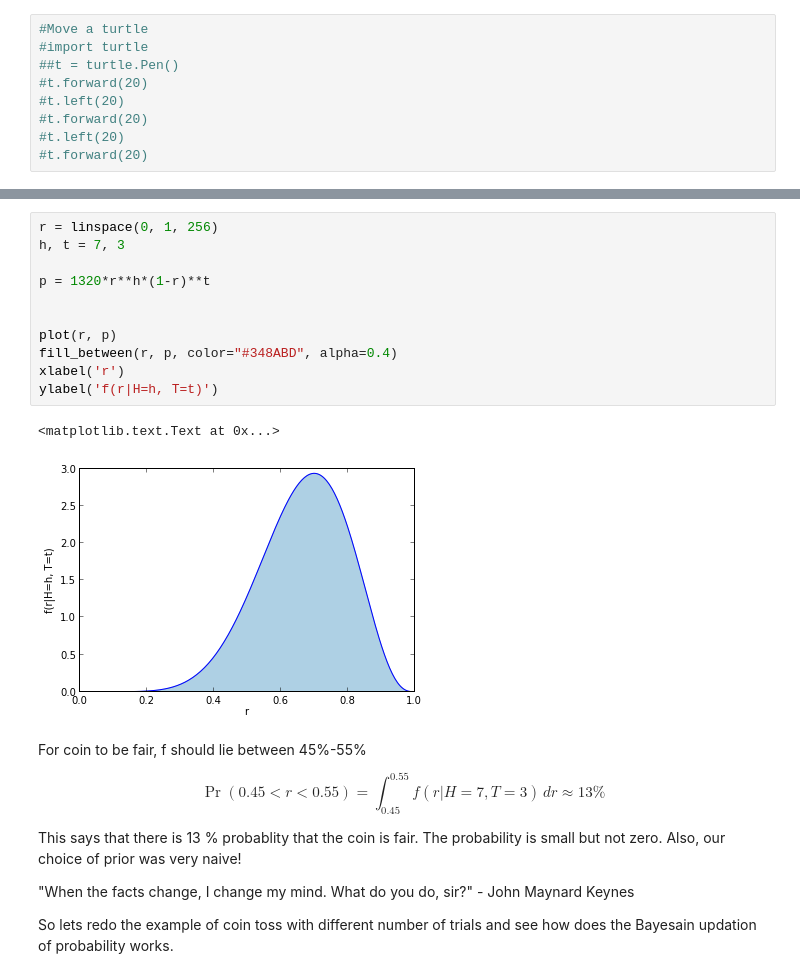
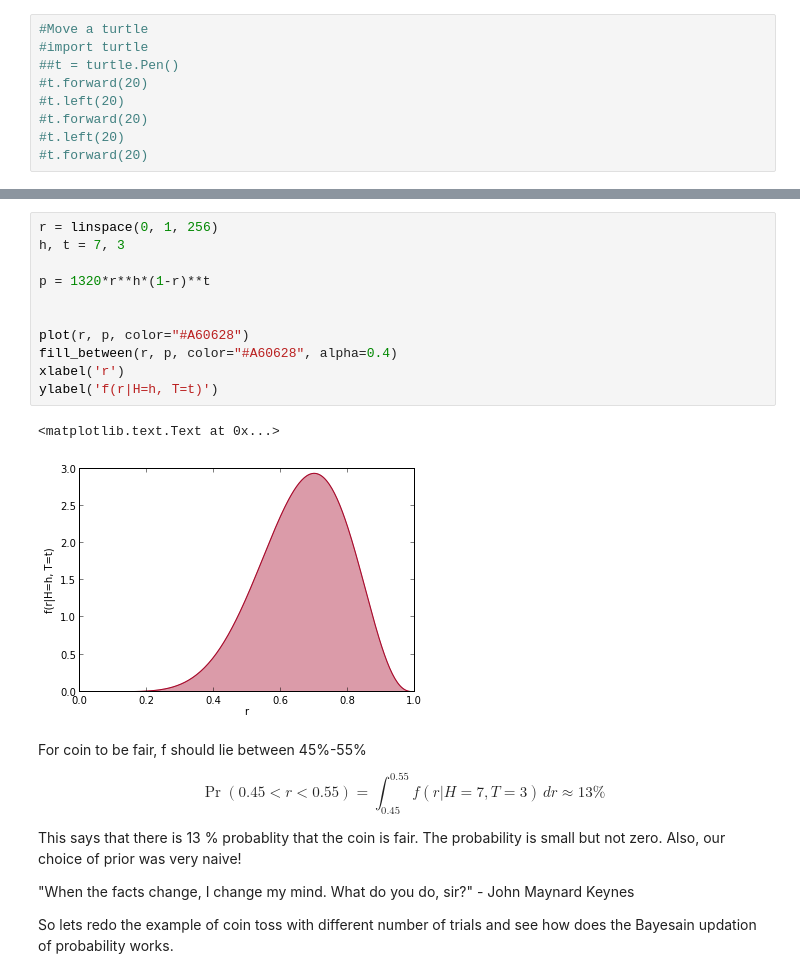
Before and after one commit to rajeshrinet/compPhy, a Jupyter notebook: Notebooks/DataAnalysis.ipynb, the cells around one changed output, grey strips where cells are left out. Cells and saved outputs as stored; diff of their text form.

```diff
--- a/Notebooks/DataAnalysis.ipynb
+++ b/Notebooks/DataAnalysis.ipynb
@@ -79,17 +89,17 @@ Taken from [wiki](https://en.wikipedia.org/wiki/Checking_whether_a_coin_is_fair)
 # %%
 r = linspace(0, 1, 256)
 h, t = 7, 3
 
 p = 1320*r**h*(1-r)**t
 
 
-plot(r, p)
-fill_between(r, p, color="#348ABD", alpha=0.4)
+plot(r, p, color="#A60628")
+fill_between(r, p, color="#A60628", alpha=0.4)
 xlabel('r')
 ylabel('f(r|H=h, T=t)')
 # %% [output]
 <matplotlib.text.Text at 0x...>
-[figure, old version]
+[figure, new version]
 # %% [markdown]
 For coin to be fair, f should lie between 45%-55%
 
```
Also changed, not shown: parts of 16 cells of this notebook.
